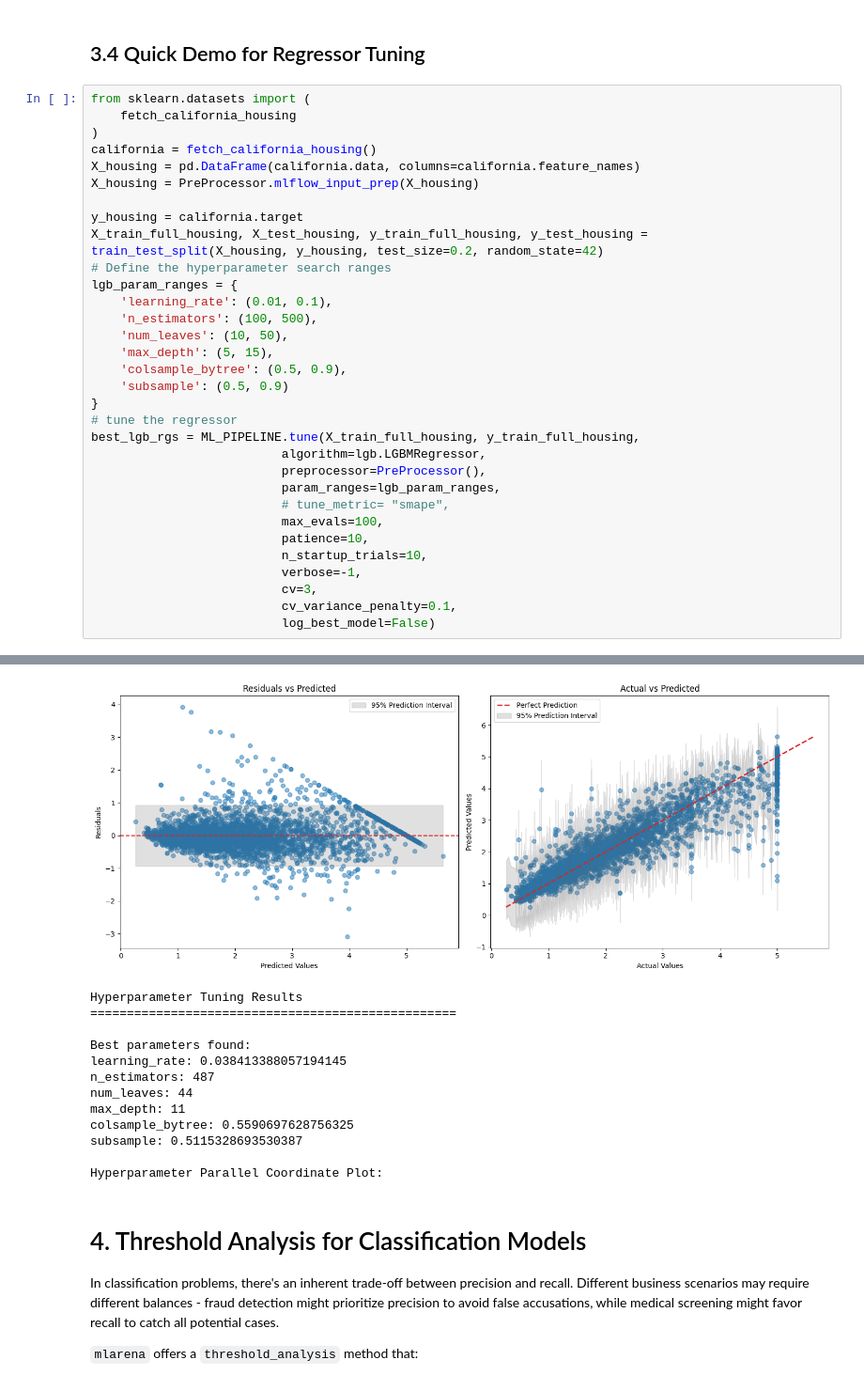
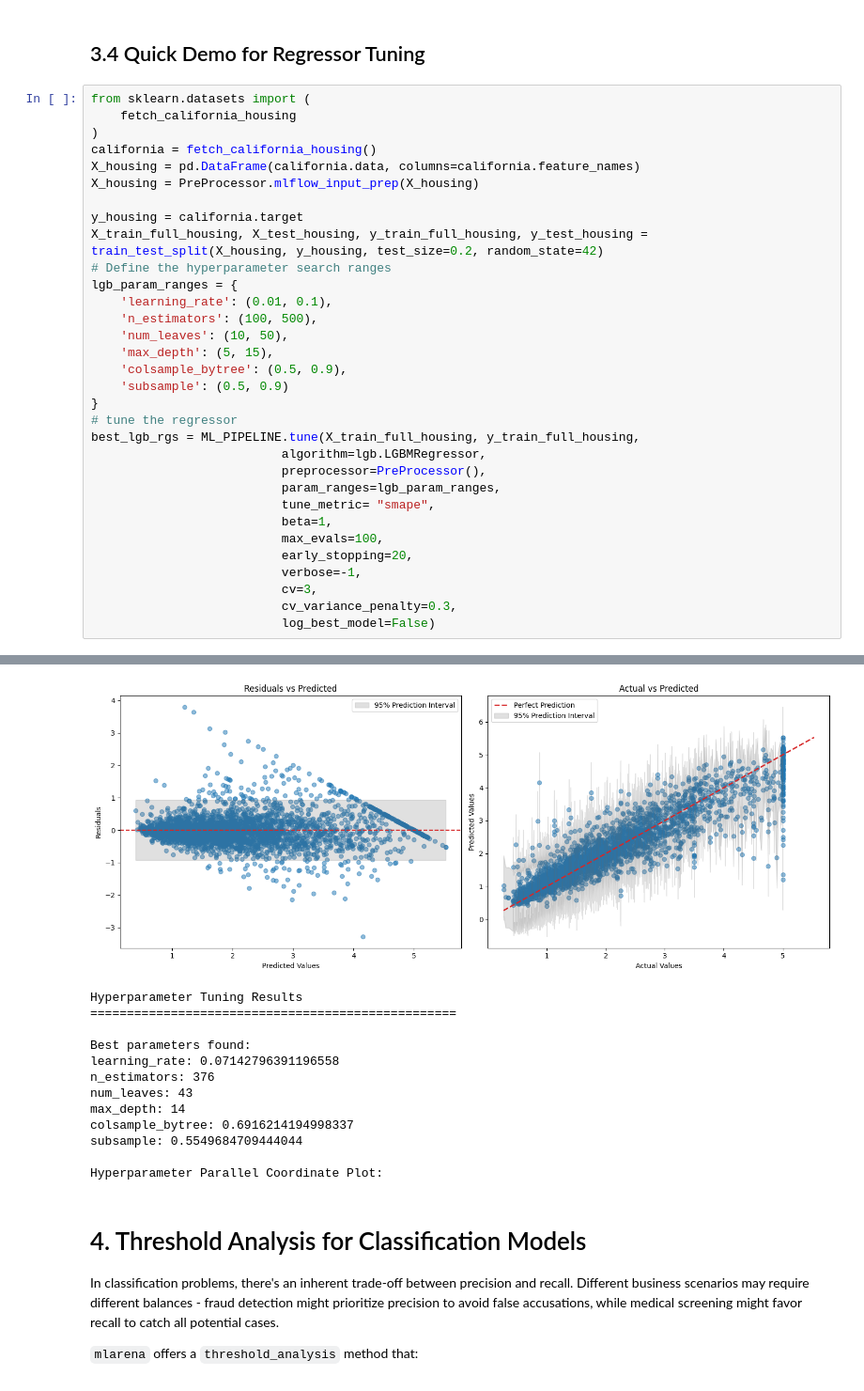
Before and after one commit to MenaWANG/mlarena, a Jupyter notebook: examples/2.advanced_usage.ipynb, the cells around one changed output, grey strips where cells are left out. Shown at 94% size. Saved outputs shown, nothing was run; the diff lists cells and outputs as text.

```diff
--- a/examples/2.advanced_usage.ipynb
+++ b/examples/2.advanced_usage.ipynb
@@ -555,12 +557,12 @@ best_lgb_rgs = ML_PIPELINE.tune(X_train_full_housing, y_train_full_housing,
                           algorithm=lgb.LGBMRegressor,
                           preprocessor=PreProcessor(),
                           param_ranges=lgb_param_ranges,
-                          # tune_metric= "smape",
+                          tune_metric= "smape",
+                          beta=1,
                           max_evals=100,
-                          patience=10,
-                          n_startup_trials=10,
+                          early_stopping=20,
                           verbose=-1,
                           cv=3,
-                          cv_variance_penalty=0.1,
+                          cv_variance_penalty=0.3,
                           log_best_model=False)
 # %% [output]
@@ -584,14 +586,14 @@ Performance on holdout validation set:
-[figure, old version]
+[figure, new version]
 Hyperparameter Tuning Results
 ==================================================
 
 Best parameters found:
-learning_rate: 0.038413388057194145
-n_estimators: 487
-num_leaves: 44
-max_depth: 11
-colsample_bytree: 0.5590697628756325
-subsample: 0.5115328693530387
+learning_rate: 0.07142796391196558
+n_estimators: 376
+num_leaves: 43
+max_depth: 14
+colsample_bytree: 0.6916214194998337
+subsample: 0.5549684709444044
 
 Hyperparameter Parallel Coordinate Plot:
 # %% [markdown]
```
Also changed, not shown: parts of 8 cells of this notebook, 5 other files.
